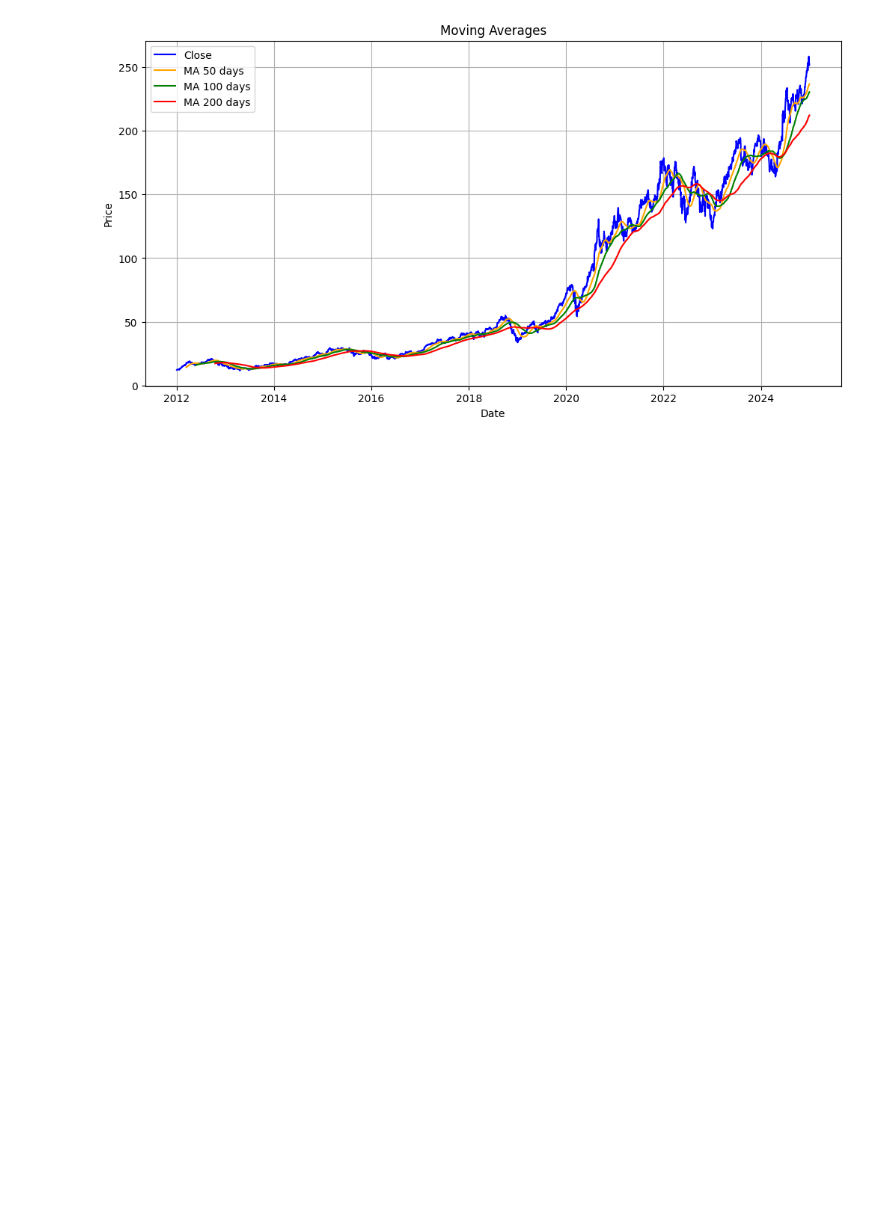
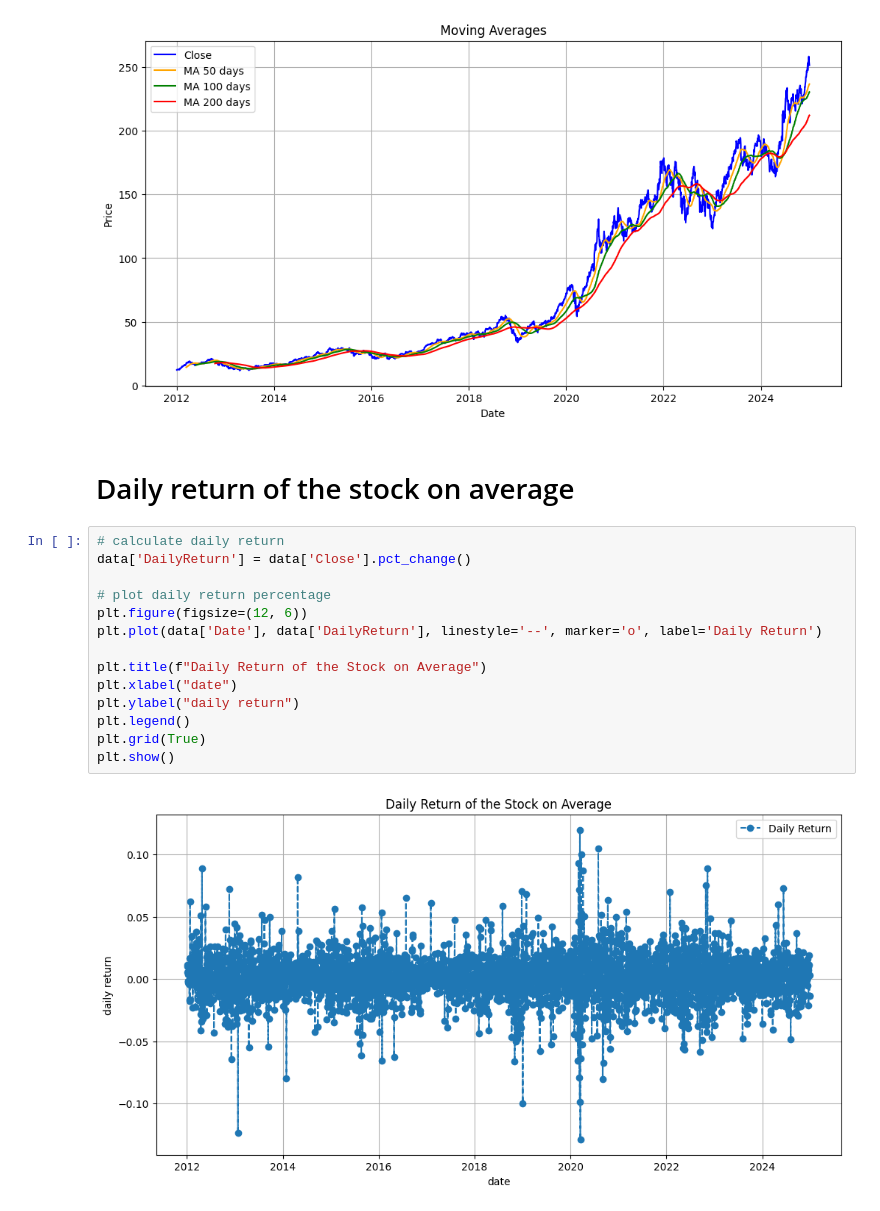
Before and after one commit to tshihab07/Stock-Price-Forecasting, a Jupyter notebook: notebookes/StockPricePrediction.ipynb, the cells around one changed output. Drawn from its saved outputs; the diff is of its cells as text; blank space fills up the shorter version.

Commit message:
feat: complete stock data preprocessing pipeline

```diff
--- a/notebookes/StockPricePrediction.ipynb
+++ b/notebookes/StockPricePrediction.ipynb
@@ -213,3 +213,21 @@ plt.grid(True)
 plt.show()
 # %% [output]
 [figure]
+# %% [markdown]
+# Daily return of the stock on average
+# %%
+# calculate daily return
+data['DailyReturn'] = data['Close'].pct_change()
+
+# plot daily return percentage
+plt.figure(figsize=(12, 6))
+plt.plot(data['Date'], data['DailyReturn'], linestyle='--', marker='o', label='Daily Return')
+
+plt.title(f"Daily Return of the Stock on Average")
+plt.xlabel("date")
+plt.ylabel("daily return")
+plt.legend()
+plt.grid(True)
+plt.show()
+# %% [output]
+[figure, added]
```
Also changed, not shown: parts of 1 cell of this notebook.
